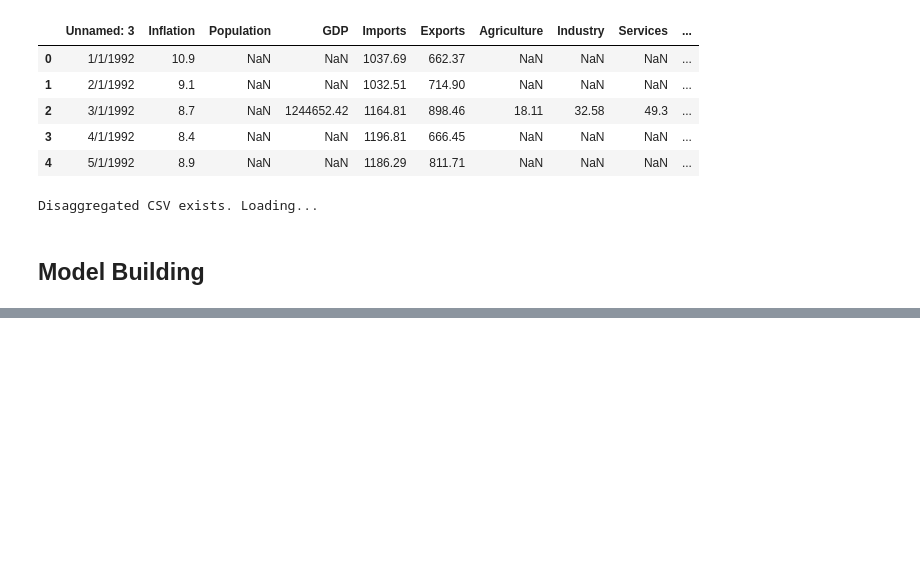
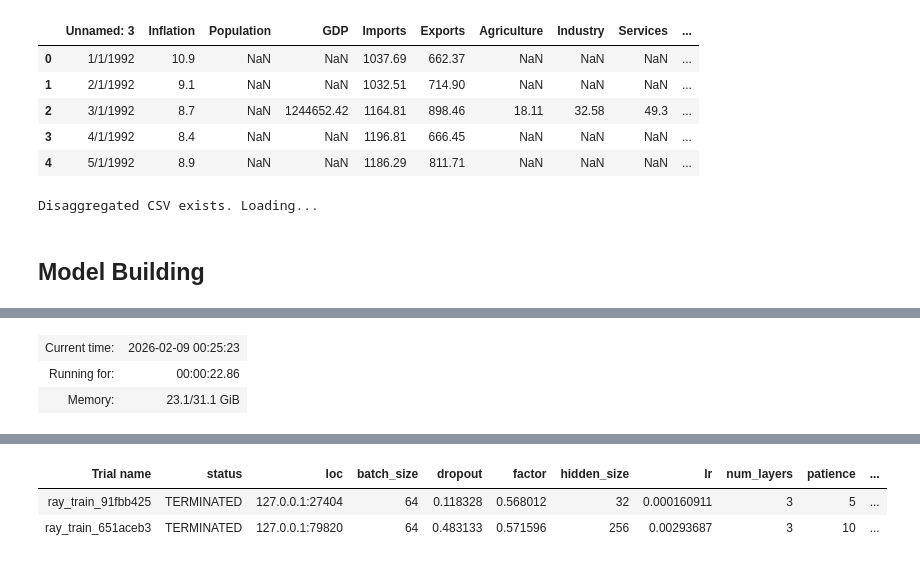
Before and after one commit to paulomercado/caps, a Jupyter notebook: main.ipynb, the cells around one changed output, grey strips where cells are left out. Saved outputs shown, nothing was run; the diff lists cells and outputs as text; code cells hidden in the pictures; blank space fills up the shorter version.

Commit message:
added ray tuning

```diff
--- a/main.ipynb
+++ b/main.ipynb
@@ -350,0 +574,74 @@ tensor(20.5501)
+# %%
+#trials
+trials = 2
+# Define search space
+search_space = {
+    "lr": tune.loguniform(1e-4, 1e-2),
+    "hidden_size": tune.choice([32, 64, 128, 256]),
+    "dropout": tune.uniform(0.1, 0.5),
+    "wd": tune.loguniform(1e-6, 1e-3),
+    "num_layers": tune.choice([2, 3, 4]),
+    "batch_size": tune.choice([16, 32, 64]),
+    "seq_len": tune.choice([5, 10, 15, 20]),
+    "factor": tune.uniform(0.3, 0.7),
+    "patience": tune.choice([5, 10, 15]),
+}
+
+# ASHA Scheduler - remove verbose if it exists
+scheduler = ASHAScheduler(
+    metric="loss",
+    mode="min",
+    max_t=100,
+    grace_period=10,
+    reduction_factor=2
+)
+
+# Optuna Search - remove verbose if it exists
+search_alg = OptunaSearch(
+    metric="loss",
+    mode="min"
+)
+
+# Wrap with resources
+ray_train_with_resources = tune.with_resources(
+    ray_train,
+    resources={"cpu": 4, "gpu": 0.2}
+)
+
+def trial_dirname_creator(trial):
+    return f"trial_{trial.trial_id}"
+
+# Create tuner
+tuner = Tuner(
+    ray_train_with_resources,
+    tune_config=tune.TuneConfig(
+        search_alg=search_alg,
+        scheduler=scheduler,
+        num_samples=trials,  # Start with just 5 to test
+        trial_dirname_creator=trial_dirname_creator
+    ),
+    run_config=RunConfig(
+        name="gru_tuning",
+        storage_path=os.path.abspath("ray_results")
+    ),
+    param_space=search_space,
+)
+
+# Run tuning
+print("Starting hyperparameter tuning...")
+results = tuner.fit()
+
+# Get best result
+best_result = results.get_best_result(metric="loss", mode="min")
+best_config = best_result.config
+
+print("\n" + "="*50)
+print("Best Hyperparameters:")
+print("="*50)
+for key, value in best_config.items():
+    print(f"{key}: {value}")
+print(f"\nBest CV Loss: {best_result.metrics['loss']:.4f}")
+
+with open("best_config.json", "w") as f:
+    json.dump(best_config, f, indent=4)
+# %% [output]
@@ -350,0 +653,3 @@ tensor(20.5501)
+| Current time: | 2026-02-09 00:25:23 |
+| Running for: | 00:00:22.86 |
+| Memory: | 23.1/31.1 GiB |
@@ -350,0 +661,3 @@ tensor(20.5501)
+| Trial name | status | loc | batch_size | dropout | factor | hidden_size | lr | num_layers | patience | ... |
+| ray_train_91fbb425 | TERMINATED | 127.0.0.1:27404 | 64 | 0.118328 | 0.568012 | 32 | 0.000160911 | 3 | 5 | ... |
+| ray_train_651aceb3 | TERMINATED | 127.0.0.1:79820 | 64 | 0.483133 | 0.571596 | 256 | 0.00293687 | 3 | 10 | ... |
```
Also changed, not shown: parts of 24 cells of this notebook, 9 other files.
